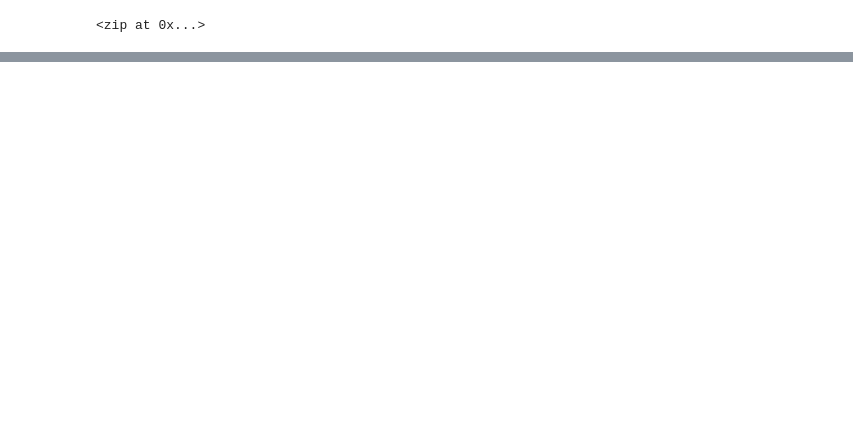
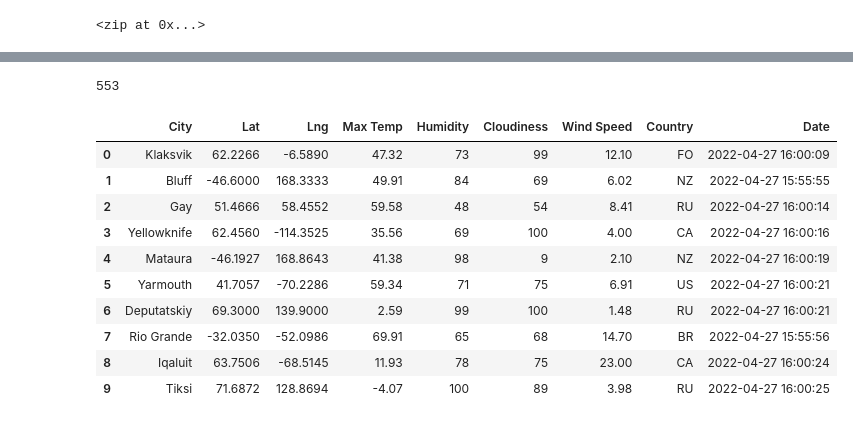
Before and after one commit to rileyky1/World_Weather_Analysis, a Jupyter notebook: WeatherPy.ipynb, the cells around one changed output, grey strips where cells are left out. Cells and saved outputs as stored; diff of their text form; code cells hidden in the pictures; blank space fills up the shorter version.

Commit message:
updated weatherpy

```diff
--- a/WeatherPy.ipynb
+++ b/WeatherPy.ipynb
@@ -39,0 +30,4 @@ len(cities)
+# %%
+# Starting URL for Weather Map API Call.
+url = "http://api.openweathermap.org/data/2.5/weather?units=Imperial&APPID=" + weather_api_key
+print(url)
@@ -39,0 +136,20 @@ len(cities)
+# %%
+len(city_data)
+# %% [output]
+553
+# %%
+# Convert the array of dictionaries to a Pandas DataFrame.
+city_data_df = pd.DataFrame(city_data)
+city_data_df.head(10)
+# %% [output]
+|  | City | Lat | Lng | Max Temp | Humidity | Cloudiness | Wind Speed | Country | Date |
+| 0 | Klaksvik | 62.2266 | -6.5890 | 47.32 | 73 | 99 | 12.10 | FO | 2022-04-27 16:00:09 |
+| 1 | Bluff | -46.6000 | 168.3333 | 49.91 | 84 | 69 | 6.02 | NZ | 2022-04-27 15:55:55 |
+| 2 | Gay | 51.4666 | 58.4552 | 59.58 | 48 | 54 | 8.41 | RU | 2022-04-27 16:00:14 |
+| 3 | Yellowknife | 62.4560 | -114.3525 | 35.56 | 69 | 100 | 4.00 | CA | 2022-04-27 16:00:16 |
+| 4 | Mataura | -46.1927 | 168.8643 | 41.38 | 98 | 9 | 2.10 | NZ | 2022-04-27 16:00:19 |
+| 5 | Yarmouth | 41.7057 | -70.2286 | 59.34 | 71 | 75 | 6.91 | US | 2022-04-27 16:00:21 |
+| 6 | Deputatskiy | 69.3000 | 139.9000 | 2.59 | 99 | 100 | 1.48 | RU | 2022-04-27 16:00:21 |
+| 7 | Rio Grande | -32.0350 | -52.0986 | 69.91 | 65 | 68 | 14.70 | BR | 2022-04-27 15:55:56 |
+| 8 | Iqaluit | 63.7506 | -68.5145 | 11.93 | 78 | 75 | 23.00 | CA | 2022-04-27 16:00:24 |
+| 9 | Tiksi | 71.6872 | 128.8694 | -4.07 | 100 | 89 | 3.98 | RU | 2022-04-27 16:00:25 |
```
Also changed, not shown: parts of 8 cells of this notebook, 3 other files.
